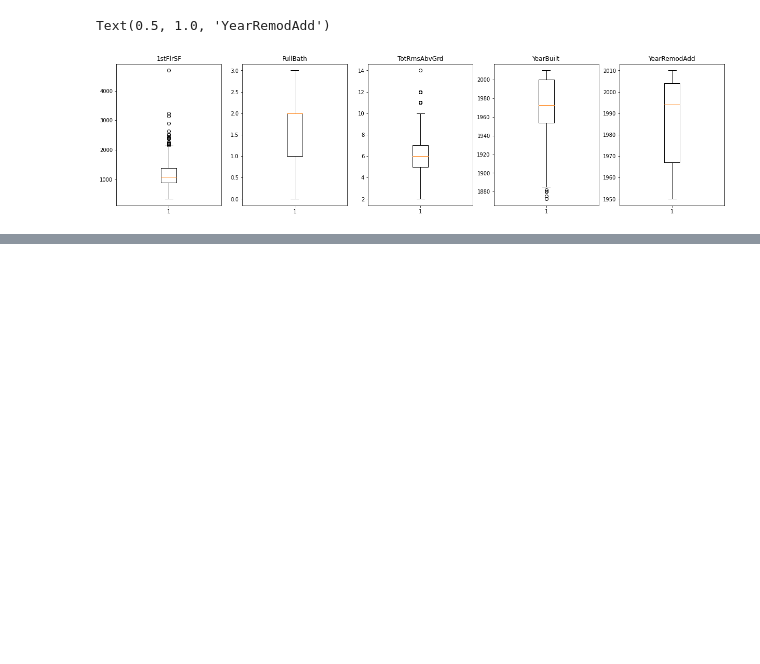
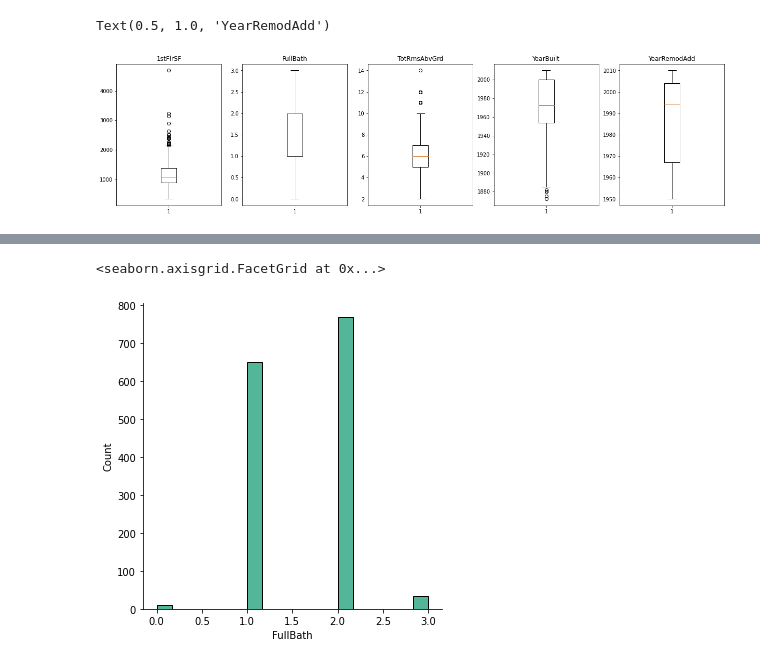
Before and after one commit to withoutCoffee/House_Prices, a Jupyter notebook: Projeto_ICD.ipynb, the cells around one changed output, grey strips where cells are left out. Cells and saved outputs as stored; diff of their text form; code cells hidden in the pictures; blank space fills up the shorter version.

```diff
--- a/Projeto_ICD.ipynb
+++ b/Projeto_ICD.ipynb
@@ -172,0 +221,5 @@ X_train['SalePrice'].plot.box()
+# %%
+sns.displot(X_train, x="FullBath")
+# %% [output]
+<seaborn.axisgrid.FacetGrid at 0x...>
+[figure, added]
```
Also changed, not shown: parts of 10 cells of this notebook.
